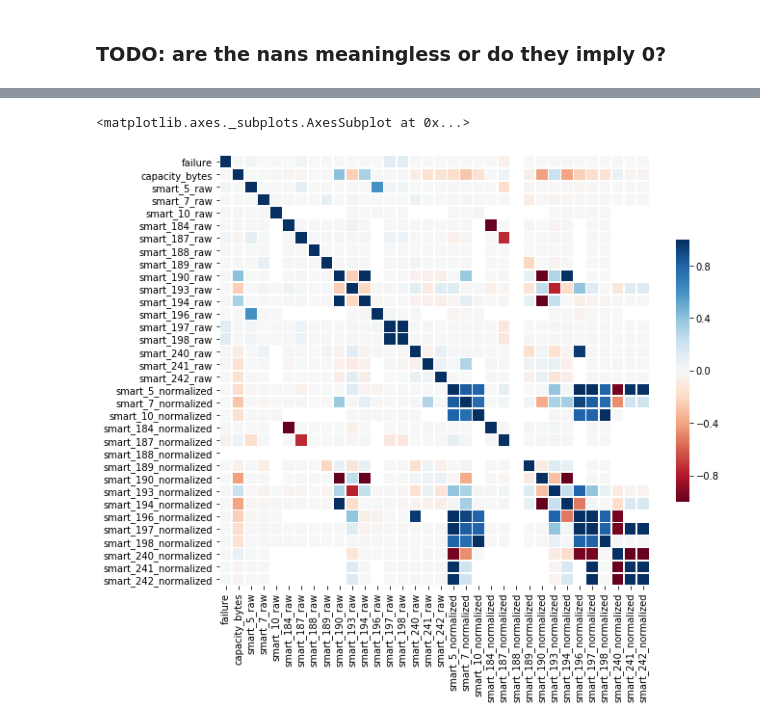
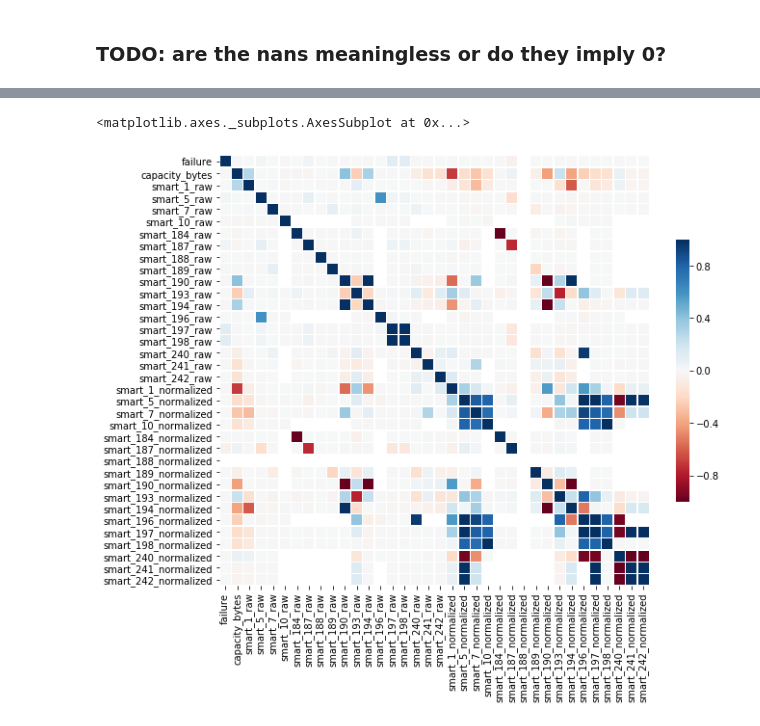
Before and after one commit to aicoe-aiops/ceph_drive_failure, a Jupyter notebook: dask_data_explorer.ipynb, the cells around one changed output, grey strips where cells are left out. Cells and saved outputs as stored; diff of their text form; code cells hidden in the pictures.

Commit message:
Added vendor specific fail counts, nan counts, correlation matrices

```diff
--- a/dask_data_explorer.ipynb
+++ b/dask_data_explorer.ipynb
@@ -239,7 +307,7 @@ model_stats
 
 These are the columns specified by wikipedia, backblaze, and ibm research as good predictors
 # %%
-CRITICAL_STATS = [5, 7, 10, 184, 187, 188, 189, 190, 193, 194, 196, 197, 198, 201, 240, 241, 242]
+CRITICAL_STATS = [1, 5, 7, 10, 184, 187, 188, 189, 190, 193, 194, 196, 197, 198, 201, 240, 241, 242]
 
 # NOTE - THESE LISTS ARE SUBJECT TO CHANGE
 crit_cols_raw = ['smart_{}_raw'.format(i) for i in CRITICAL_STATS]
@@ -290,0 +336,7 @@ dtype: int64
+# %%
+# number of nans
+print('All data')
+nan_count = df[crit_cols_raw + crit_cols_normalized].isna().sum().to_frame('count')
+nan_count['percent'] = 100 * nan_count['count'] / dd.compute(df.shape[0])
+nan_count = nan_count.compute()
+nan_count
@@ -312,15 +507,17 @@ summary
 # %%
 # correlation with failure
-corr_mat = df[['failure', 'capacity_bytes'] + crit_cols_raw + crit_cols_normalized].corr().compute()
+# corr_cols = ['failure', 'capacity_bytes'] + crit_cols_raw + crit_cols_normalized
+corr_cols = ['failure', 'capacity_bytes'] + list(nan_count.index[nan_count['percent'] != 100])
+corr_mat = df[corr_cols].corr().compute()
 fig, ax = plt.subplots(figsize=(10, 10))
 sns.heatmap(corr_mat,
             ax=ax,
             vmin=-1,
             vmax=1,
             square=True,
             linewidths=.5,
             cmap='RdBu',
             cbar_kws={"shrink": .5})
 # %% [output]
 <matplotlib.axes._subplots.AxesSubplot at 0x...>
-[figure, old version]
+[figure, new version]
```
Also changed, not shown: parts of 30 cells of this notebook.
